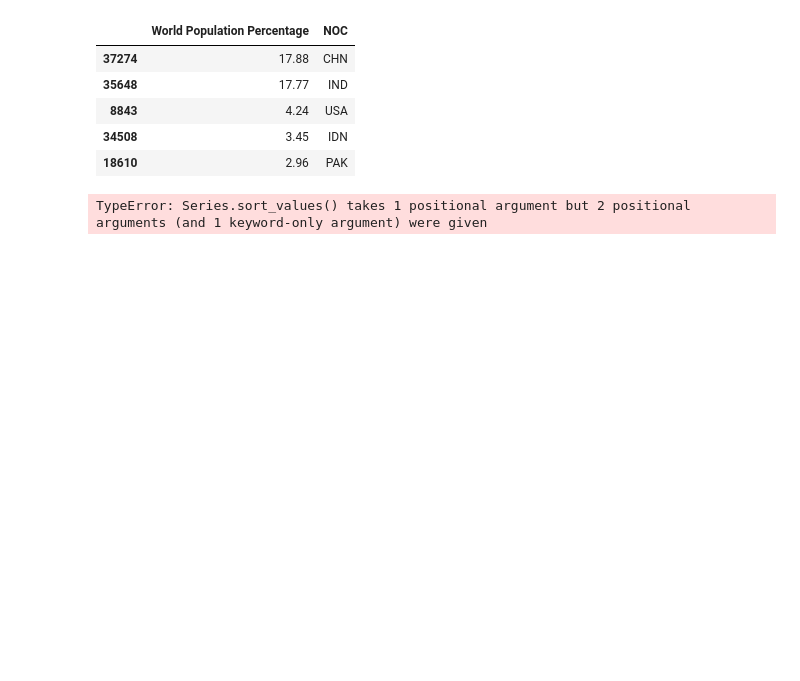
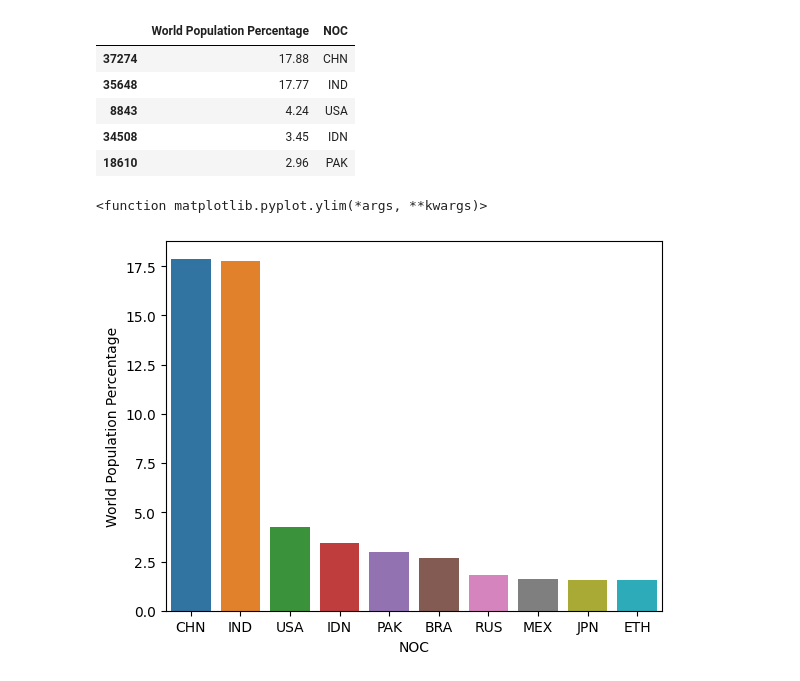
Before and after one commit to amhaas01/Olympic-History, a Jupyter notebook: analyze.ipynb, the cells around one changed output. Drawn from its saved outputs; the diff is of its cells as text; code cells hidden in the pictures; blank space fills up the shorter version.

```diff
--- a/analyze.ipynb
+++ b/analyze.ipynb
@@ -52,9 +59,11 @@ clean_df[['World Population Percentage', 'NOC']].head()
 | 8843 | 4.24 | USA |
 | 34508 | 3.45 | IDN |
 | 18610 | 2.96 | PAK |
-# %%
-clean_df.sort_values(['World Population Percentage'], inplace=True)
-#sns.scatterplot(x=clean_df['NOC'], y=clean_df['World Population Percentage'])
-#plt.ylim(10)
-# %% [output]
-TypeError: Series.sort_values() takes 1 positional argument but 2 positional arguments (and 1 keyword-only argument) were given
+# %%
+noc=clean_df['NOC'].iloc[:10]
+pop=clean_df['World Population Percentage'].iloc[:10]
+sns.barplot(x=noc, y=pop)
+plt.ylim
+# %% [output]
+<function matplotlib.pyplot.ylim(*args, **kwargs)>
+[figure, added]
```
Also changed, not shown: parts of 12 cells of this notebook, 3 other files.
